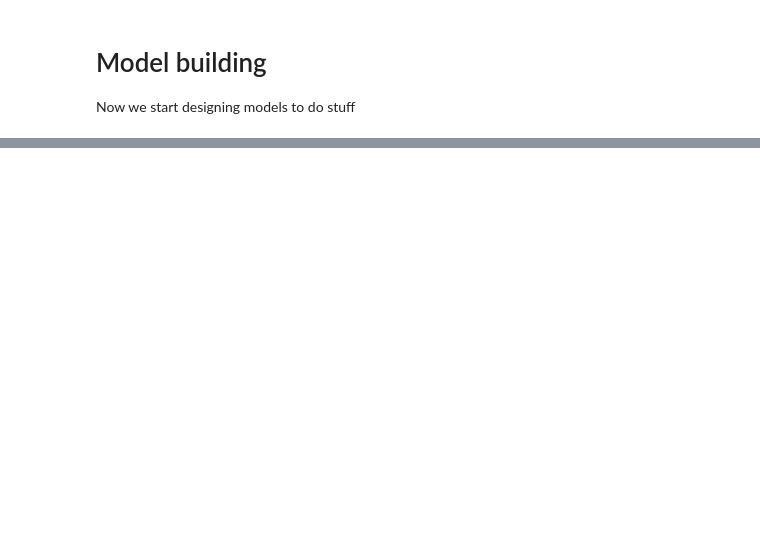
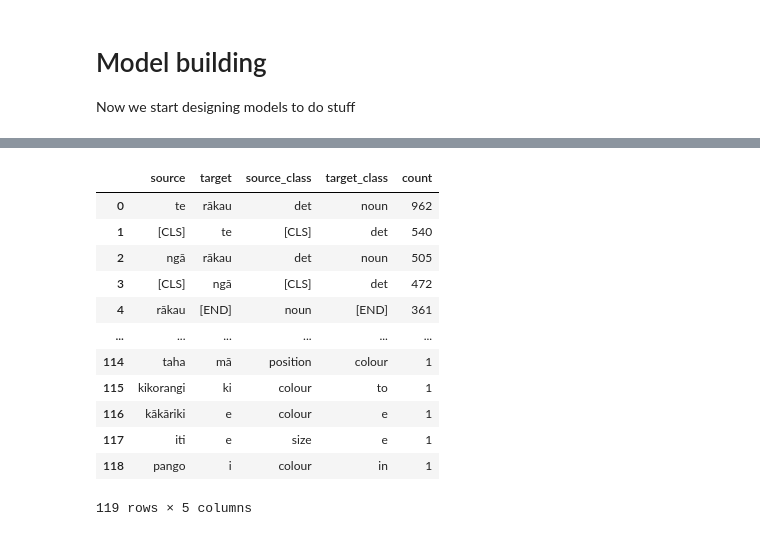
Before and after one commit to mathematiguy/horopakitanga, a Jupyter notebook: notebooks/04-model-building.ipynb, the cells around one changed output, grey strips where cells are left out. Saved outputs shown, nothing was run; the diff lists cells and outputs as text; code cells hidden in the pictures; blank space fills up the shorter version.

```diff
--- a/notebooks/04-model-building.ipynb
+++ b/notebooks/04-model-building.ipynb
@@ -214,0 +129,13 @@ Epoch 100/100, Batch 0, Loss: 1.9081225395202637
+# %%
+def get_grams(tokens, n=1):
+    ngrams = [tokens[i:i+n+1] for i in range(len(tokens)-n)]
+    ngram_dict = [{' '.join(ngram[:-1]): ngram[-1]} for ngram in ngrams]
+    return ngram_dict
+
+ngram_data = rākau_data.tokens.str.split().apply(get_grams).explode().value_counts().reset_index()
+ngram_data['source'] = ngram_data.tokens.apply(lambda x: list(x.keys())[0])
+ngram_data['target'] = ngram_data.tokens.apply(lambda x: list(x.values())[0])
+ngram_data = ngram_data.drop(columns=['tokens'])
+ngram_data = ngram_data[['source', 'target', 'count']]
+
+ngram_data
@@ -214,0 +250,19 @@ Epoch 100/100, Batch 0, Loss: 1.9081225395202637
+# %%
+ngram_data['source_class'] = ngram_data['source'].apply(lambda x: token_to_class_dict[x])
+ngram_data['target_class'] = ngram_data['target'].apply(lambda x: token_to_class_dict[x])
+ngram_data = ngram_data[['source', 'target', 'source_class', 'target_class', 'count']]
+ngram_data
+# %% [output]
+|  | source | target | source_class | target_class | count |
+| 0 | te | rākau | det | noun | 962 |
+| 1 | [CLS] | te | [CLS] | det | 540 |
+| 2 | ngā | rākau | det | noun | 505 |
+| 3 | [CLS] | ngā | [CLS] | det | 472 |
+| 4 | rākau | [END] | noun | [END] | 361 |
+| ... | ... | ... | ... | ... | ... |
+| 114 | taha | mā | position | colour | 1 |
+| 115 | kikorangi | ki | colour | to | 1 |
+| 116 | kākāriki | e | colour | e | 1 |
+| 117 | iti | e | size | e | 1 |
+| 118 | pango | i | colour | in | 1 |
+119 rows × 5 columns
```
Also changed, not shown: parts of 32 cells of this notebook, 14 other files.
